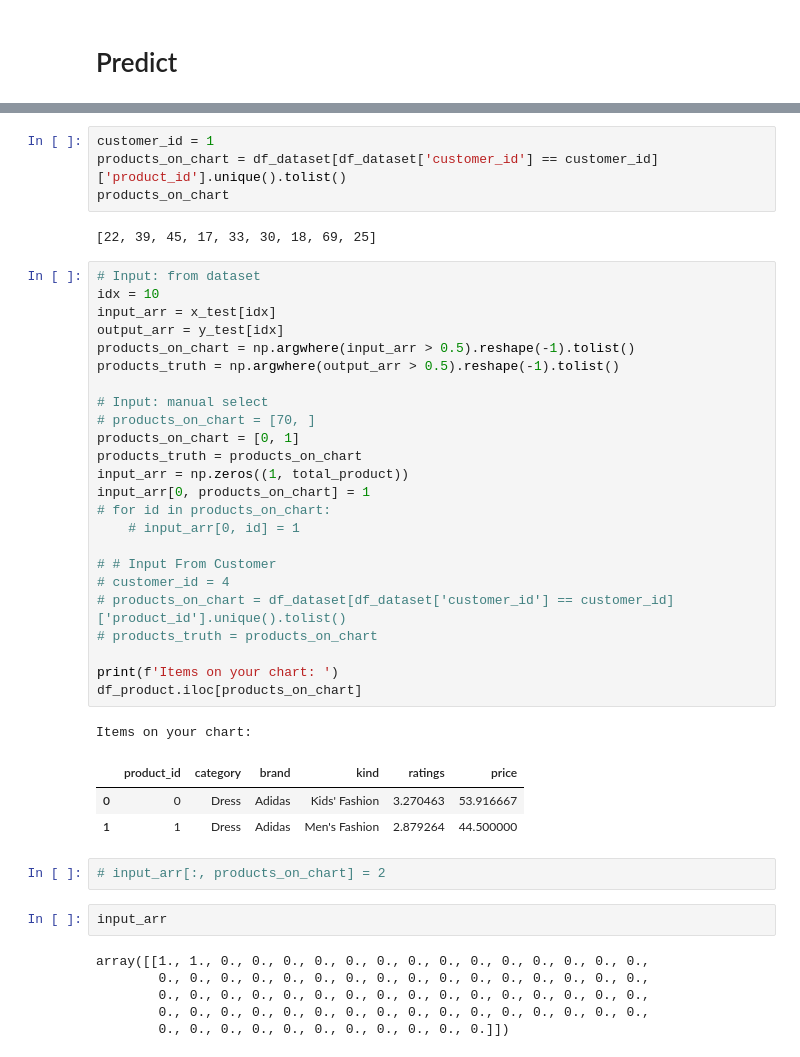
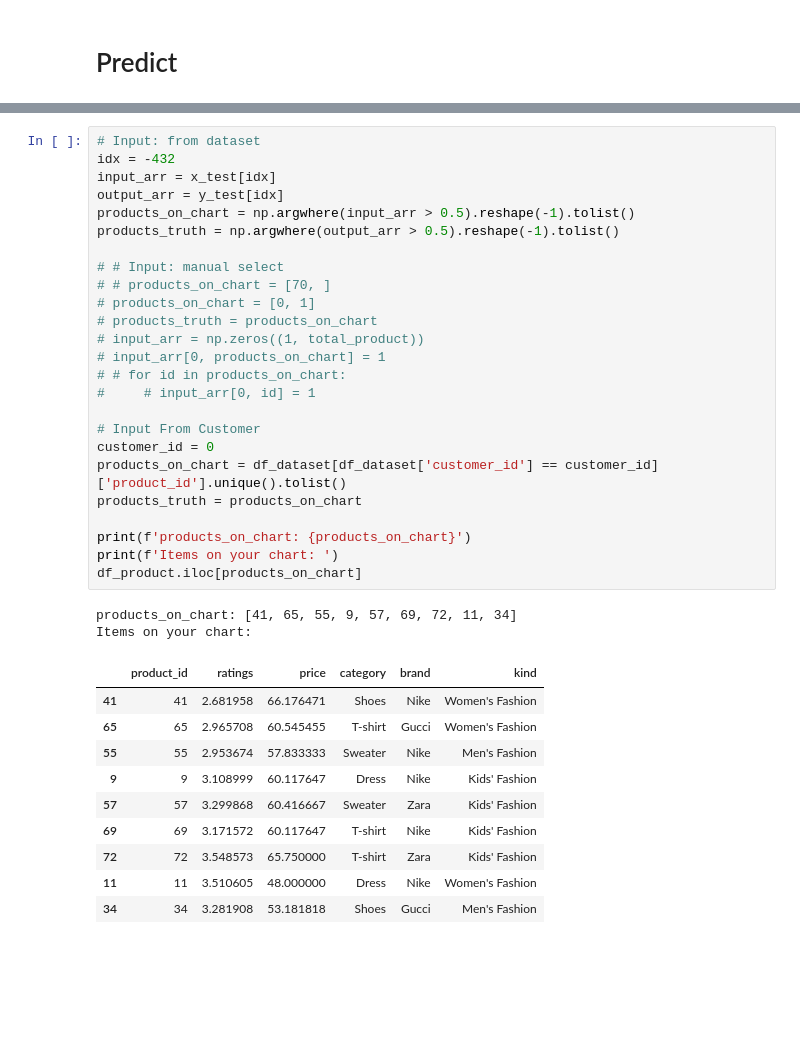
Before and after one commit to kangsyahrul/skilvul-recommender-system, a Jupyter notebook: notebooks/modelling.ipynb, the cells around one changed output, grey strips where cells are left out. Saved outputs shown, nothing was run; the diff lists cells and outputs as text; blank space fills up the shorter version.

```diff
--- a/notebooks/modelling.ipynb
+++ b/notebooks/modelling.ipynb
@@ -465,49 +317,42 @@ df_product
 75 rows × 6 columns
-# %%
-customer_id = 1
-products_on_chart = df_dataset[df_dataset['customer_id'] == customer_id]['product_id'].unique().tolist()
-products_on_chart
-# %% [output]
-[22, 39, 45, 17, 33, 30, 18, 69, 25]
 # %%
 # Input: from dataset
-idx = 10
+idx = -432
 input_arr = x_test[idx]
 output_arr = y_test[idx]
 products_on_chart = np.argwhere(input_arr > 0.5).reshape(-1).tolist()
 products_truth = np.argwhere(output_arr > 0.5).reshape(-1).tolist()
 
-# Input: manual select
-# products_on_chart = [70, ]
-products_on_chart = [0, 1]
+# # Input: manual select
+# # products_on_chart = [70, ]
+# products_on_chart = [0, 1]
+# products_truth = products_on_chart
+# input_arr = np.zeros((1, total_product))
+# input_arr[0, products_on_chart] = 1
+# # for id in products_on_chart:
+#     # input_arr[0, id] = 1
+
+# Input From Customer
+customer_id = 0
+products_on_chart = df_dataset[df_dataset['customer_id'] == customer_id]['product_id'].unique().tolist()
 products_truth = products_on_chart
-input_arr = np.zeros((1, total_product))
-input_arr[0, products_on_chart] = 1
-# for id in products_on_chart:
-    # input_arr[0, id] = 1
 
-# # Input From Customer
-# customer_id = 4
-# products_on_chart = df_dataset[df_dataset['customer_id'] == customer_id]['product_id'].unique().tolist()
-# products_truth = products_on_chart
-
+print(f'products_on_chart: {products_on_chart}')
 print(f'Items on your chart: ')
 df_product.iloc[products_on_chart]
 # %% [output]
+products_on_chart: [41, 65, 55, 9, 57, 69, 72, 11, 34]
 Items on your chart:
-|  | product_id | category | brand | kind | ratings | price |
-| 0 | 0 | Dress | Adidas | Kids' Fashion | 3.270463 | 53.916667 |
-| 1 | 1 | Dress | Adidas | Men's Fashion | 2.879264 | 44.500000 |
+|  | product_id | ratings | price | category | brand | kind |
+| 41 | 41 | 2.681958 | 66.176471 | Shoes | Nike | Women's Fashion |
+| 65 | 65 | 2.965708 | 60.545455 | T-shirt | Gucci | Women's Fashion |
+| 55 | 55 | 2.953674 | 57.833333 | Sweater | Nike | Men's Fashion |
+| 9 | 9 | 3.108999 | 60.117647 | Dress | Nike | Kids' Fashion |
+| 57 | 57 | 3.299868 | 60.416667 | Sweater | Zara | Kids' Fashion |
+| 69 | 69 | 3.171572 | 60.117647 | T-shirt | Nike | Kids' Fashion |
+| 72 | 72 | 3.548573 | 65.750000 | T-shirt | Zara | Kids' Fashion |
+| 11 | 11 | 3.510605 | 48.000000 | Dress | Nike | Women's Fashion |
+| 34 | 34 | 3.281908 | 53.181818 | Shoes | Gucci | Men's Fashion |
-# %%
-# input_arr[:, products_on_chart] = 2
-# %%
-input_arr
-# %% [output]
-array([[1., 1., 0., 0., 0., 0., 0., 0., 0., 0., 0., 0., 0., 0., 0., 0.,
-        0., 0., 0., 0., 0., 0., 0., 0., 0., 0., 0., 0., 0., 0., 0., 0.,
-        0., 0., 0., 0., 0., 0., 0., 0., 0., 0., 0., 0., 0., 0., 0., 0.,
-        0., 0., 0., 0., 0., 0., 0., 0., 0., 0., 0., 0., 0., 0., 0., 0.,
-        0., 0., 0., 0., 0., 0., 0., 0., 0., 0., 0.]])
 # %%
 print(f'Another Product you actualy buy:')
 df_product_act = df_product.iloc[products_truth].copy()
```
Also changed, not shown: parts of 36 cells of this notebook, 29 other files.
